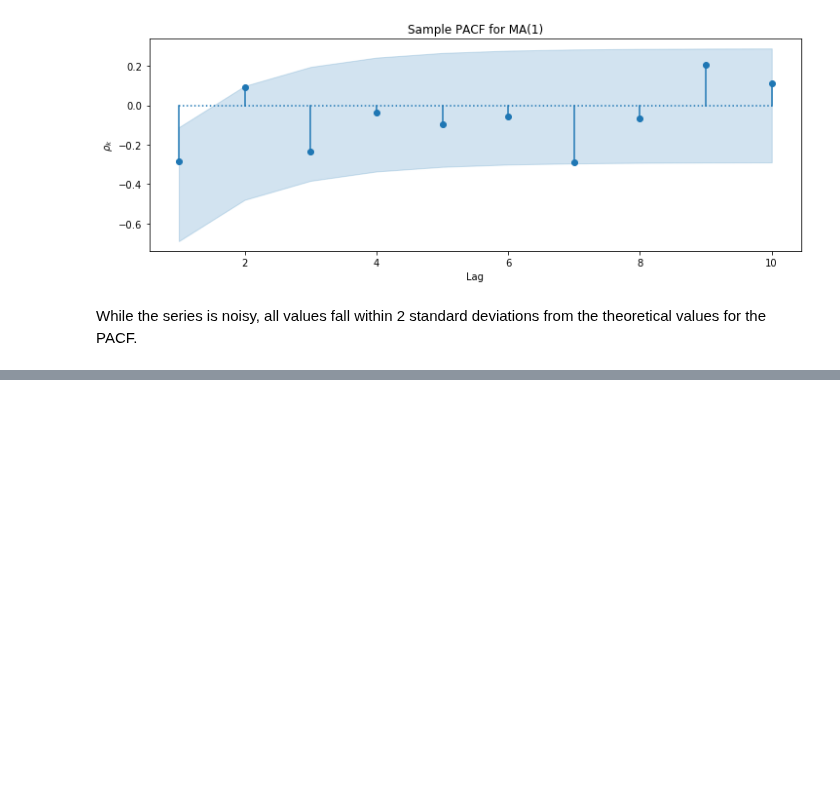
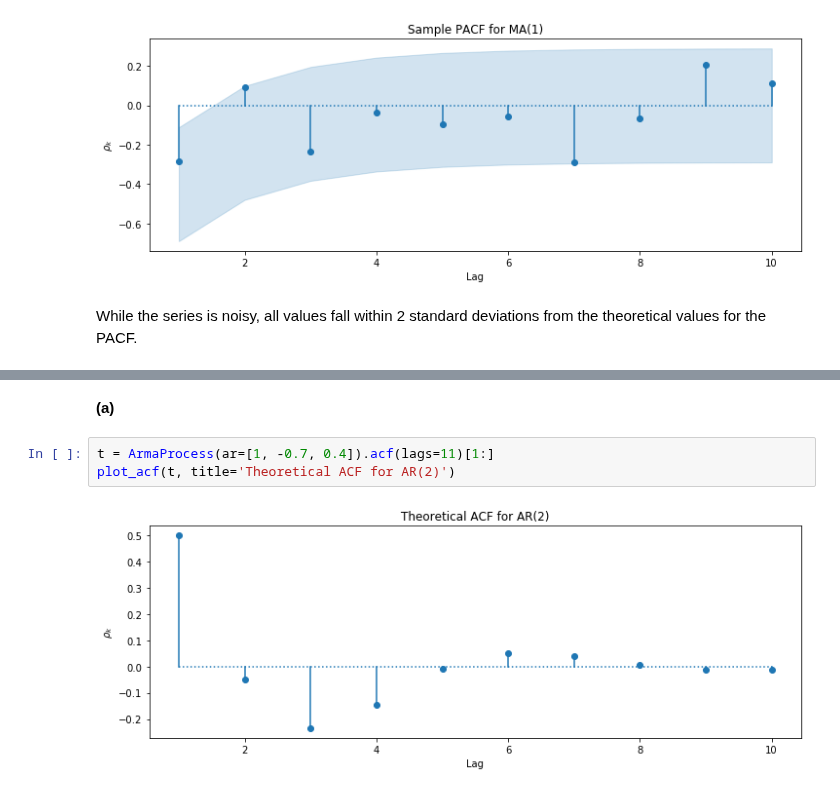
Before and after one commit to telmo-correa/time-series-analysis, a Jupyter notebook: Python/Chapter 06 (Ex 21 - 30) - Model Specification.ipynb, the cells around one changed output, grey strips where cells are left out. Saved outputs shown, nothing was run; the diff lists cells and outputs as text; blank space fills up the shorter version.

```diff
--- a/Python/Chapter 06 (Ex 21 - 30) - Model Specification.ipynb
+++ b/Python/Chapter 06 (Ex 21 - 30) - Model Specification.ipynb
@@ -485,0 +507,7 @@ While the series is noisy, all values fall within 2 standard deviations from the
+# %% [markdown]
+**(a)**
+# %%
+t = ArmaProcess(ar=[1, -0.7, 0.4]).acf(lags=11)[1:]
+plot_acf(t, title='Theoretical ACF for AR(2)')
+# %% [output]
+[figure, added]
```
Also changed, not shown: parts of 11 cells of this notebook, 1 other file.
